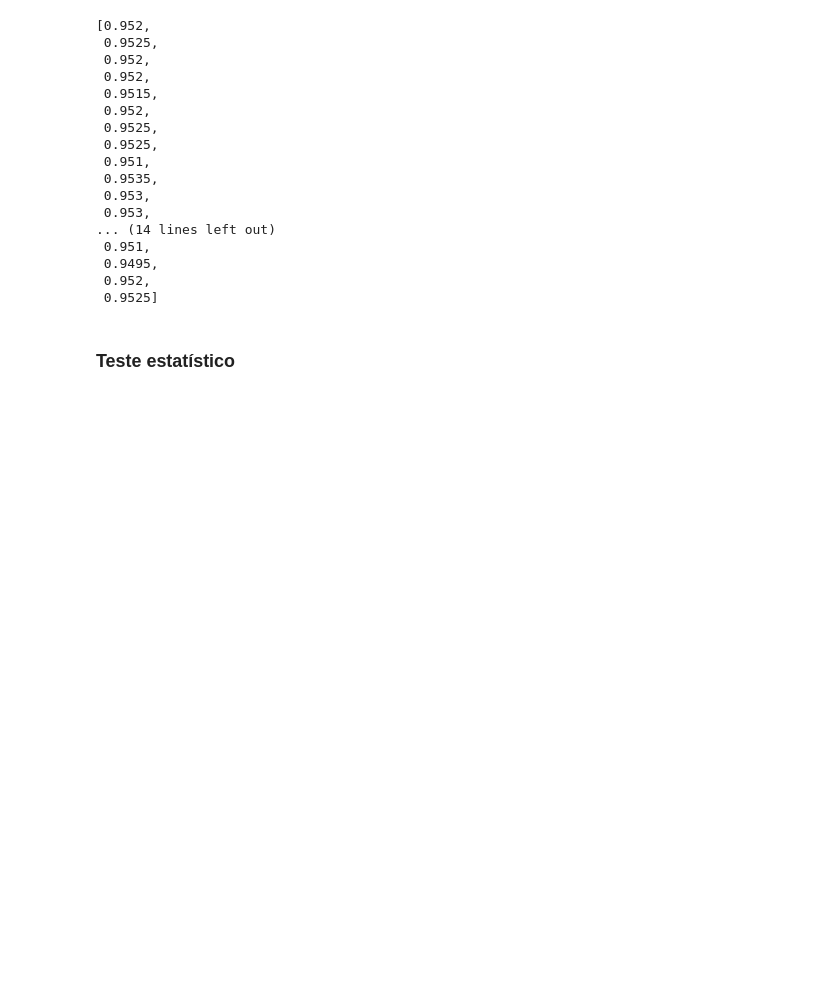
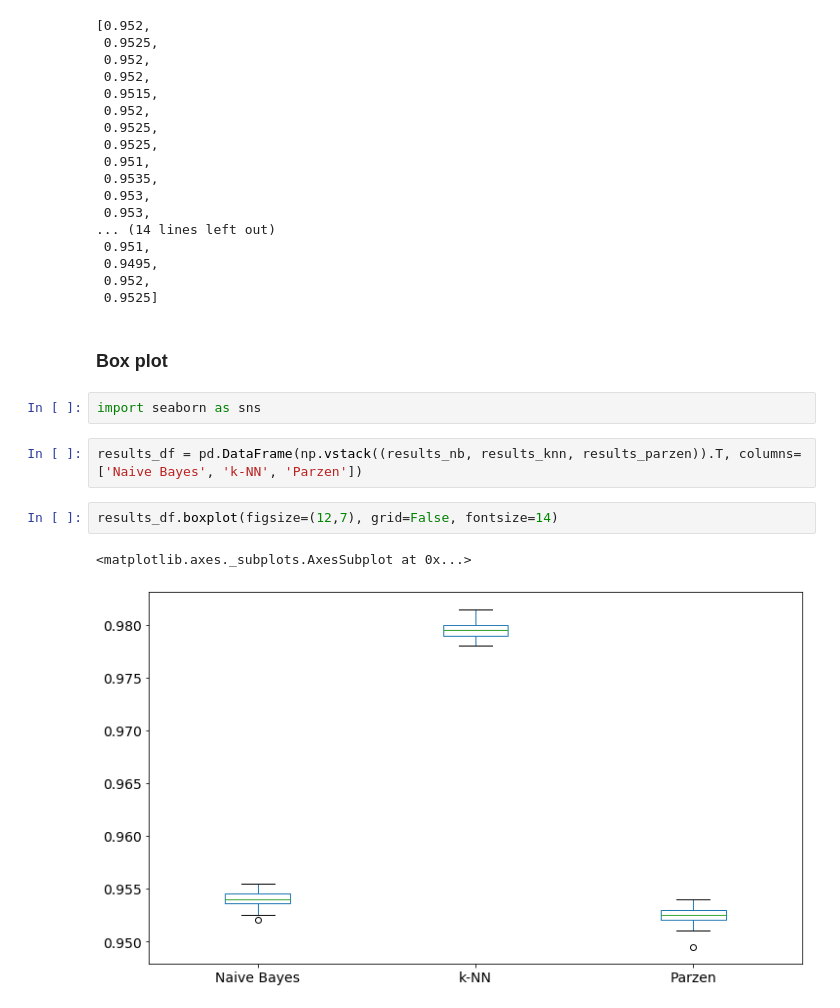
Before and after one commit to amarabuco/Projeto-ML-2020.1, a Jupyter notebook: notebooks/main.ipynb, the cells around one changed output. Cells and saved outputs as stored; diff of their text form; blank space fills up the shorter version.

Commit message:
Boxplot of results

```diff
--- a/notebooks/main.ipynb
+++ b/notebooks/main.ipynb
@@ -472,5 +450,14 @@ results_parzen
  0.9495,
  0.952,
  0.9525]
-# %% [markdown]
-### Teste estatístico
+# %% [markdown]
+### Box plot
+# %%
+import seaborn as sns
+# %%
+results_df = pd.DataFrame(np.vstack((results_nb, results_knn, results_parzen)).T, columns=['Naive Bayes', 'k-NN', 'Parzen'])
+# %%
+results_df.boxplot(figsize=(12,7), grid=False, fontsize=14)
+# %% [output]
+<matplotlib.axes._subplots.AxesSubplot at 0x...>
+[figure, added]
```
Also changed, not shown: parts of 26 cells of this notebook.
